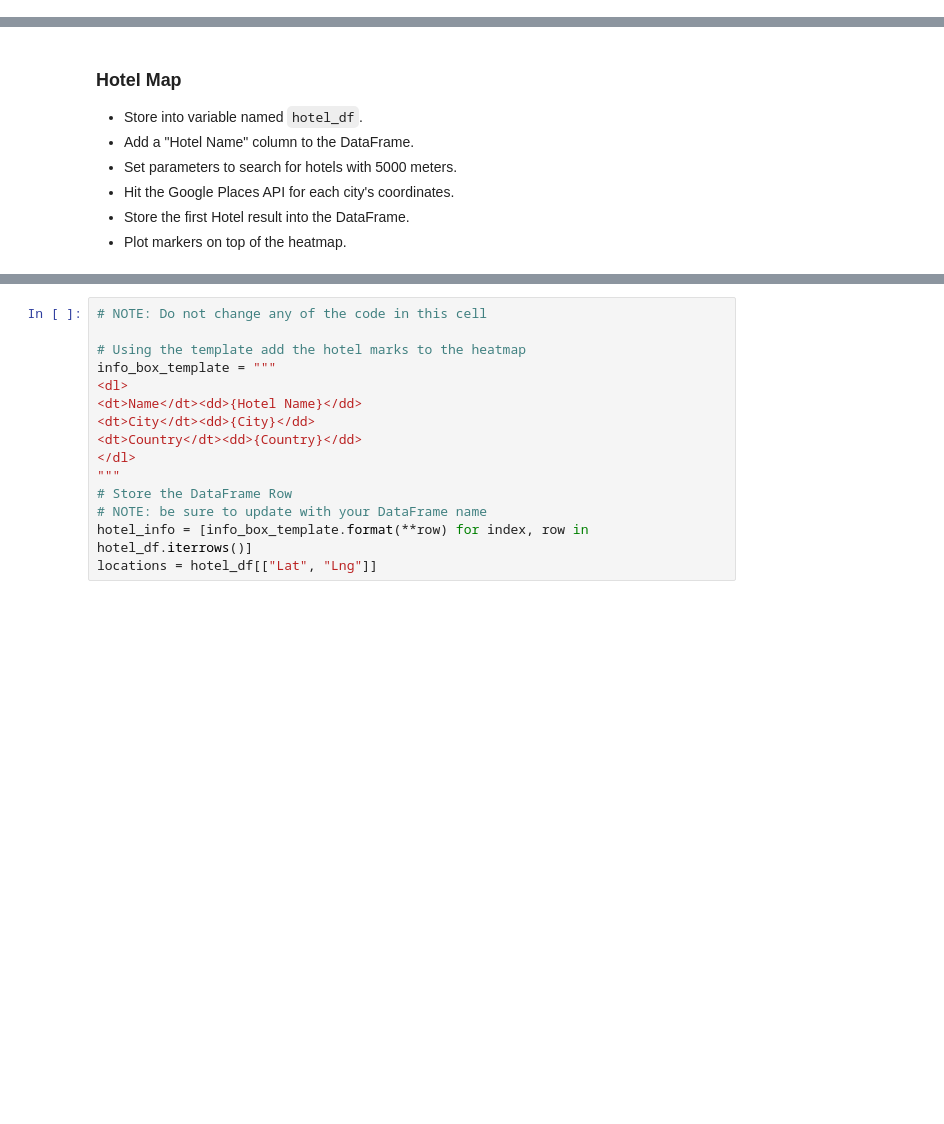
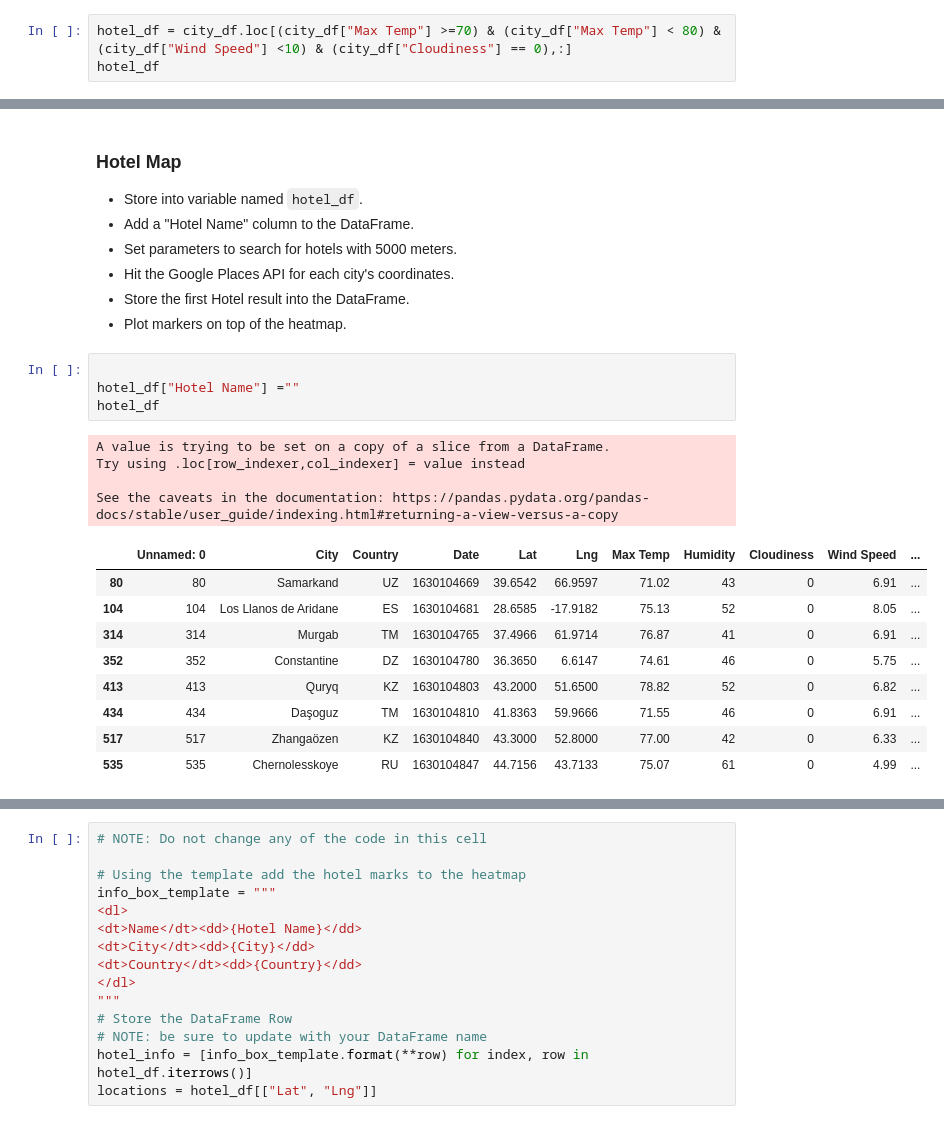
Before and after one commit to nimmyja/Python_API_Analysis, a Jupyter notebook: VacationPy.ipynb, the cells around one changed output, grey strips where cells are left out. Cells and saved outputs as stored; diff of their text form; blank space fills up the shorter version.

```diff
--- a/VacationPy.ipynb
+++ b/VacationPy.ipynb
@@ -31,0 +84,3 @@ from api_keys import g_key
+# %%
+hotel_df = city_df.loc[(city_df["Max Temp"] >=70) & (city_df["Max Temp"] < 80) & (city_df["Wind Speed"] <10) & (city_df["Cloudiness"] == 0),:]
+hotel_df
@@ -37,3 +102,21 @@ from api_keys import g_key
 * Hit the Google Places API for each city's coordinates.
 * Store the first Hotel result into the DataFrame.
 * Plot markers on top of the heatmap.
+# %%
+
+hotel_df["Hotel Name"] =""
+hotel_df
+# %% [output]
+A value is trying to be set on a copy of a slice from a DataFrame.
+Try using .loc[row_indexer,col_indexer] = value instead
+
+See the caveats in the documentation: https://pandas.pydata.org/pandas-docs/stable/user_guide/indexing.html#returning-a-view-versus-a-copy
+|  | Unnamed: 0 | City | Country | Date | Lat | Lng | Max Temp | Humidity | Cloudiness | Wind Speed | ... |
+| 80 | 80 | Samarkand | UZ | 1630104669 | 39.6542 | 66.9597 | 71.02 | 43 | 0 | 6.91 | ... |
+| 104 | 104 | Los Llanos de Aridane | ES | 1630104681 | 28.6585 | -17.9182 | 75.13 | 52 | 0 | 8.05 | ... |
+| 314 | 314 | Murgab | TM | 1630104765 | 37.4966 | 61.9714 | 76.87 | 41 | 0 | 6.91 | ... |
+| 352 | 352 | Constantine | DZ | 1630104780 | 36.3650 | 6.6147 | 74.61 | 46 | 0 | 5.75 | ... |
+| 413 | 413 | Quryq | KZ | 1630104803 | 43.2000 | 51.6500 | 78.82 | 52 | 0 | 6.82 | ... |
+| 434 | 434 | Daşoguz | TM | 1630104810 | 41.8363 | 59.9666 | 71.55 | 46 | 0 | 6.91 | ... |
+| 517 | 517 | Zhangaözen | KZ | 1630104840 | 43.3000 | 52.8000 | 77.00 | 42 | 0 | 6.33 | ... |
+| 535 | 535 | Chernolesskoye | RU | 1630104847 | 44.7156 | 43.7133 | 75.07 | 61 | 0 | 4.99 | ... |
```
Also changed, not shown: parts of 12 cells of this notebook, 2 other files.
